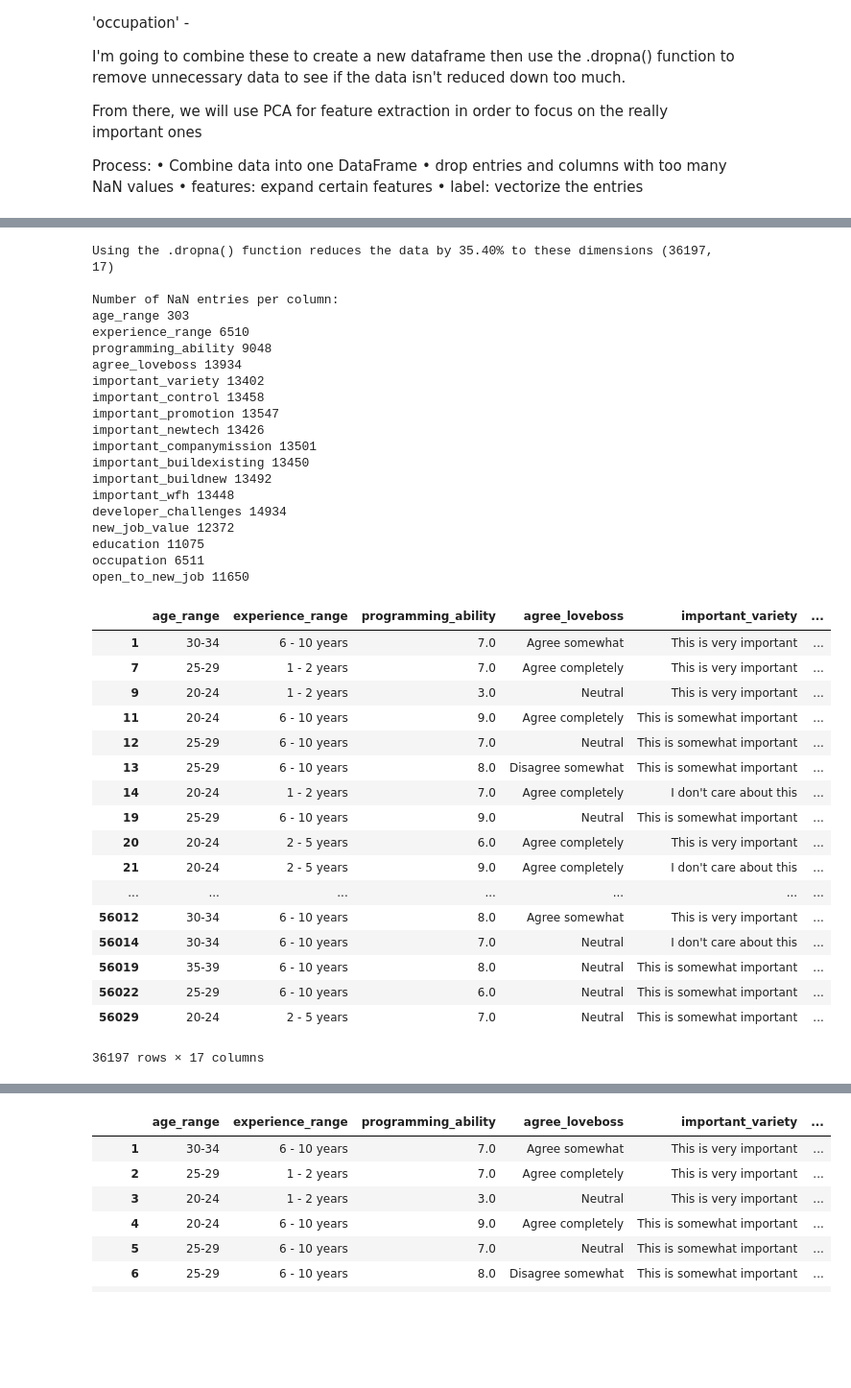
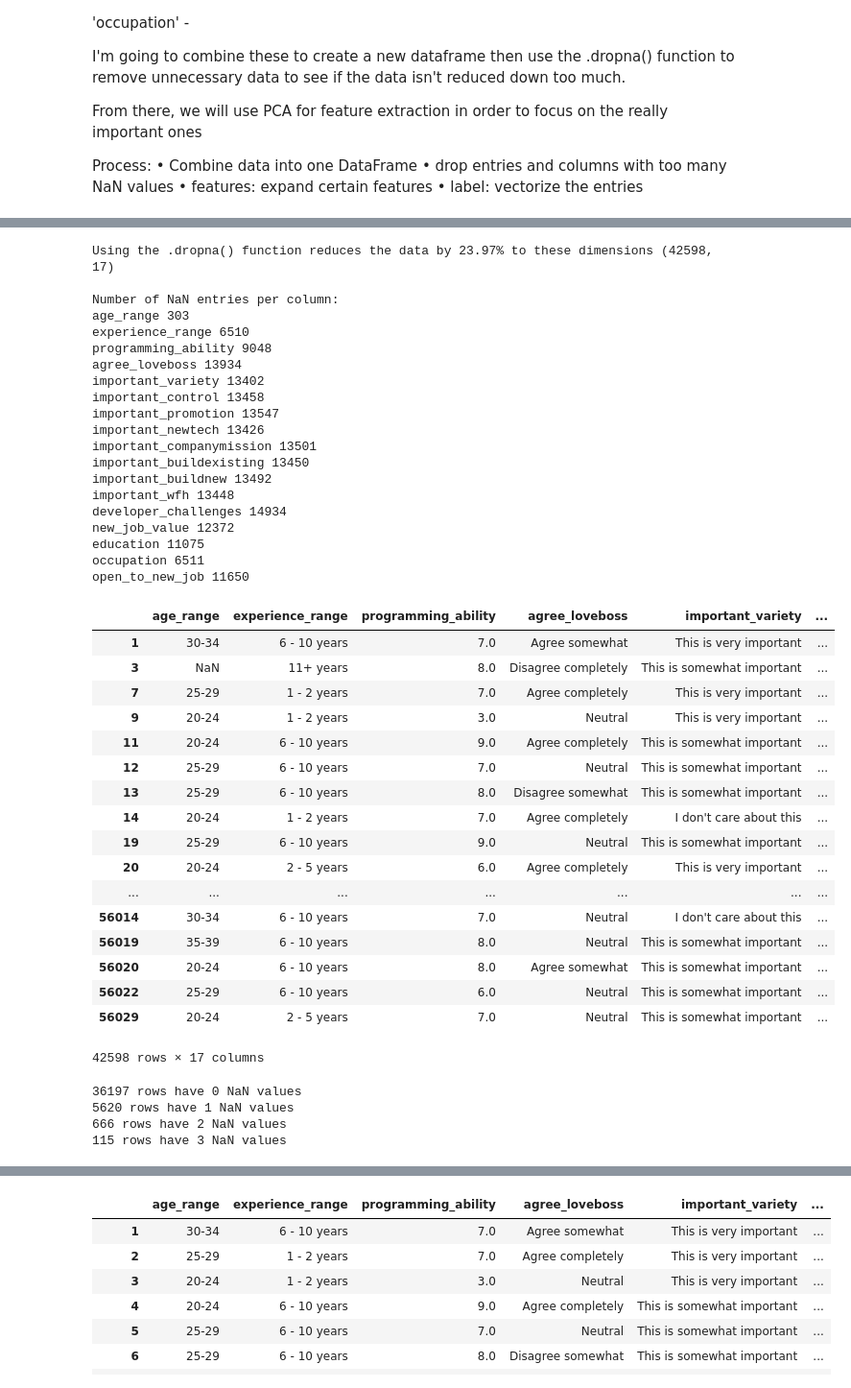
Before and after one commit to jonmhong/Stack_Overflow_Data, a Jupyter notebook: stack_overflow.ipynb, the cells around one changed output, grey strips where cells are left out. Shown at 96% size. Drawn from its saved outputs; the diff is of its cells as text; code cells hidden in the pictures; blank space fills up the shorter version.

```diff
--- a/stack_overflow.ipynb
+++ b/stack_overflow.ipynb
@@ -128,23 +154,6 @@ Process:
 # %%
-# Combine all columns into one dataframe
-work_xp = ['age_range', 'experience_range', 'programming_ability', 'agree_loveboss',
-           'important_variety', 'important_control', 'important_promotion',
-           'important_newtech', 'important_companymission', 'important_buildexisting',
-           'important_buildnew', 'important_wfh', 'developer_challenges',
-           'new_job_value', 'education', 'occupation', 'open_to_new_job']
-
-# create a dataframe template
-work_xp_df = pd.DataFrame(index=df.index)
-
-# combine the selected columns into the new dataframe
-for col in work_xp:
-    work_xp_df = pd.concat([work_xp_df, df[col]], axis=1)
-
-original = work_xp_df
-original_shape = work_xp_df.shape # shape before dropping NaN entries
-
-# remove the NaN entries
-work_xp_df = work_xp_df.dropna()
+# remove rows with more than 3 NaN entries
+work_xp_df = work_xp_df.dropna(thresh=(min(*work_xp_df.shape) - 3))
 
 reduced = work_xp_df.shape # shape after dropping NaN entries
 # equation to calculate the percent change
@@ -152,34 +161,35 @@ percent_change = float((original_shape[0] - reduced[0])) / float(original_shape[
 print "Using the .dropna() function reduces the data by {:.2f}% to these dimensions {}\n".format(percent_change, reduced)
 
 print "Number of NaN entries per column: "
 for col in original:
     print col, pd.isnull(original[col]).sum()
 
 # I'd like to come back to this, and see if the ML algos can use this dataset with NaN values
 work_xp_df
 # %% [output]
-Using the .dropna() function reduces the data by 35.40% to these dimensions (36197, 17)
+Using the .dropna() function reduces the data by 23.97% to these dimensions (42598, 17)
 
 Number of NaN entries per column:
 age_range 303
 experience_range 6510
 programming_ability 9048
 agree_loveboss 13934
 important_variety 13402
 important_control 13458
 important_promotion 13547
 important_newtech 13426
 important_companymission 13501
 important_buildexisting 13450
 important_buildnew 13492
 important_wfh 13448
 developer_challenges 14934
 new_job_value 12372
 education 11075
 occupation 6511
 open_to_new_job 11650
 |  | age_range | experience_range | programming_ability | agree_loveboss | important_variety | ... |
 | 1 | 30-34 | 6 - 10 years | 7.0 | Agree somewhat | This is very important | ... |
+| 3 | NaN | 11+ years | 8.0 | Disagree completely | This is somewhat important | ... |
 | 7 | 25-29 | 1 - 2 years | 7.0 | Agree completely | This is very important | ... |
 | 9 | 20-24 | 1 - 2 years | 3.0 | Neutral | This is very important | ... |
 | 11 | 20-24 | 6 - 10 years | 9.0 | Agree completely | This is somewhat important | ... |
@@ -188,11 +198,34 @@ open_to_new_job 11650
 | 14 | 20-24 | 1 - 2 years | 7.0 | Agree completely | I don't care about this | ... |
 | 19 | 25-29 | 6 - 10 years | 9.0 | Neutral | This is somewhat important | ... |
 | 20 | 20-24 | 2 - 5 years | 6.0 | Agree completely | This is very important | ... |
-| 21 | 20-24 | 2 - 5 years | 9.0 | Agree completely | I don't care about this | ... |
 | ... | ... | ... | ... | ... | ... | ... |
-| 56012 | 30-34 | 6 - 10 years | 8.0 | Agree somewhat | This is very important | ... |
 | 56014 | 30-34 | 6 - 10 years | 7.0 | Neutral | I don't care about this | ... |
 | 56019 | 35-39 | 6 - 10 years | 8.0 | Neutral | This is somewhat important | ... |
+| 56020 | 20-24 | 6 - 10 years | 8.0 | Agree somewhat | This is somewhat important | ... |
 | 56022 | 25-29 | 6 - 10 years | 6.0 | Neutral | This is somewhat important | ... |
 | 56029 | 20-24 | 2 - 5 years | 7.0 | Neutral | This is somewhat important | ... |
-36197 rows × 17 columns
+42598 rows × 17 columns
+# %%
+# Analyzing each row's number of NaN entries
+from sklearn.preprocessing import Imputer
+
+count = {}
+
+for row, data in work_xp_df.iterrows():
+    no_nan = data.isnull().sum()
+
+#     if no_nan > 3:
+#         print no_nan
+
+    if no_nan in count:
+        count[no_nan] += 1
+    else:
+        count[no_nan] = 1
+
+for i, j in count.iteritems():
+    print "{} rows have {} NaN values".format(j, i)
+# %% [output]
+36197 rows have 0 NaN values
+5620 rows have 1 NaN values
+666 rows have 2 NaN values
+115 rows have 3 NaN values
```
Also changed, not shown: parts of 32 cells of this notebook.
